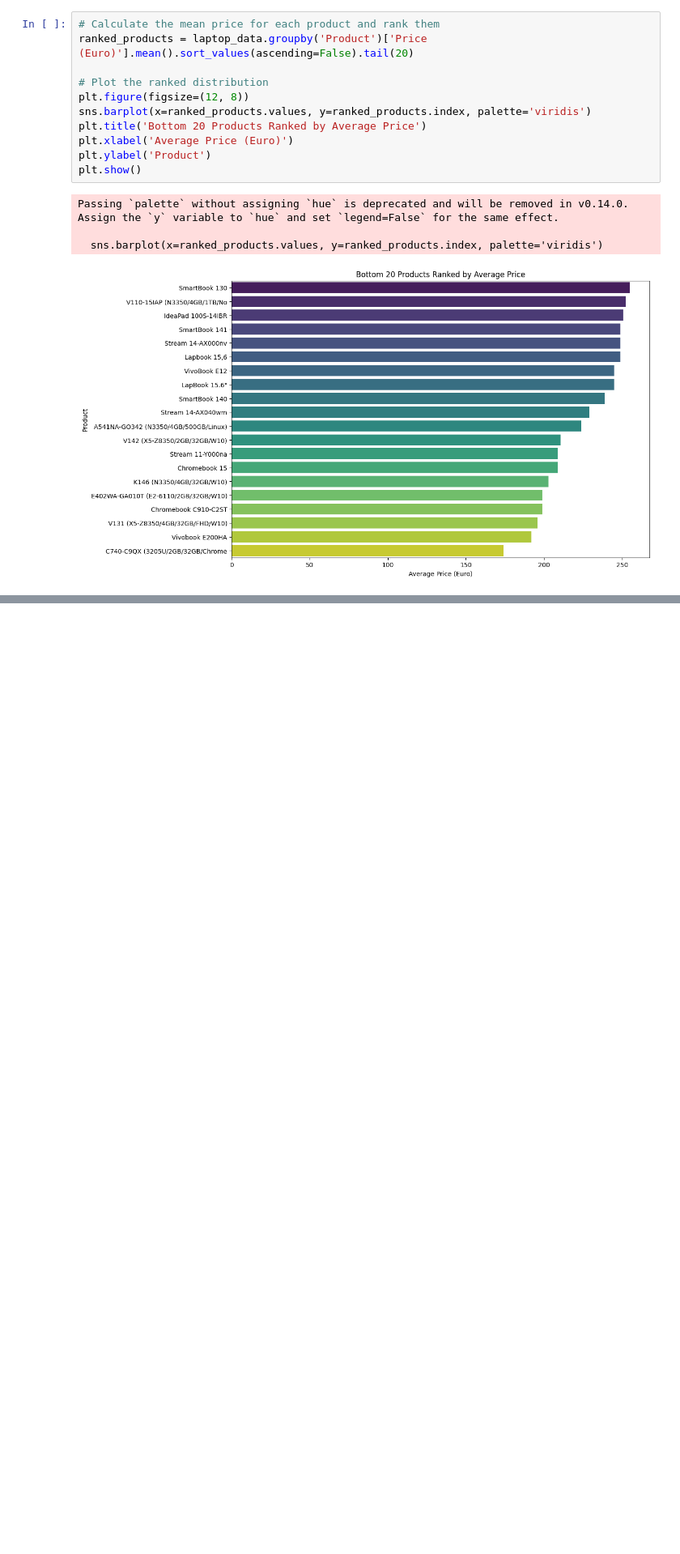
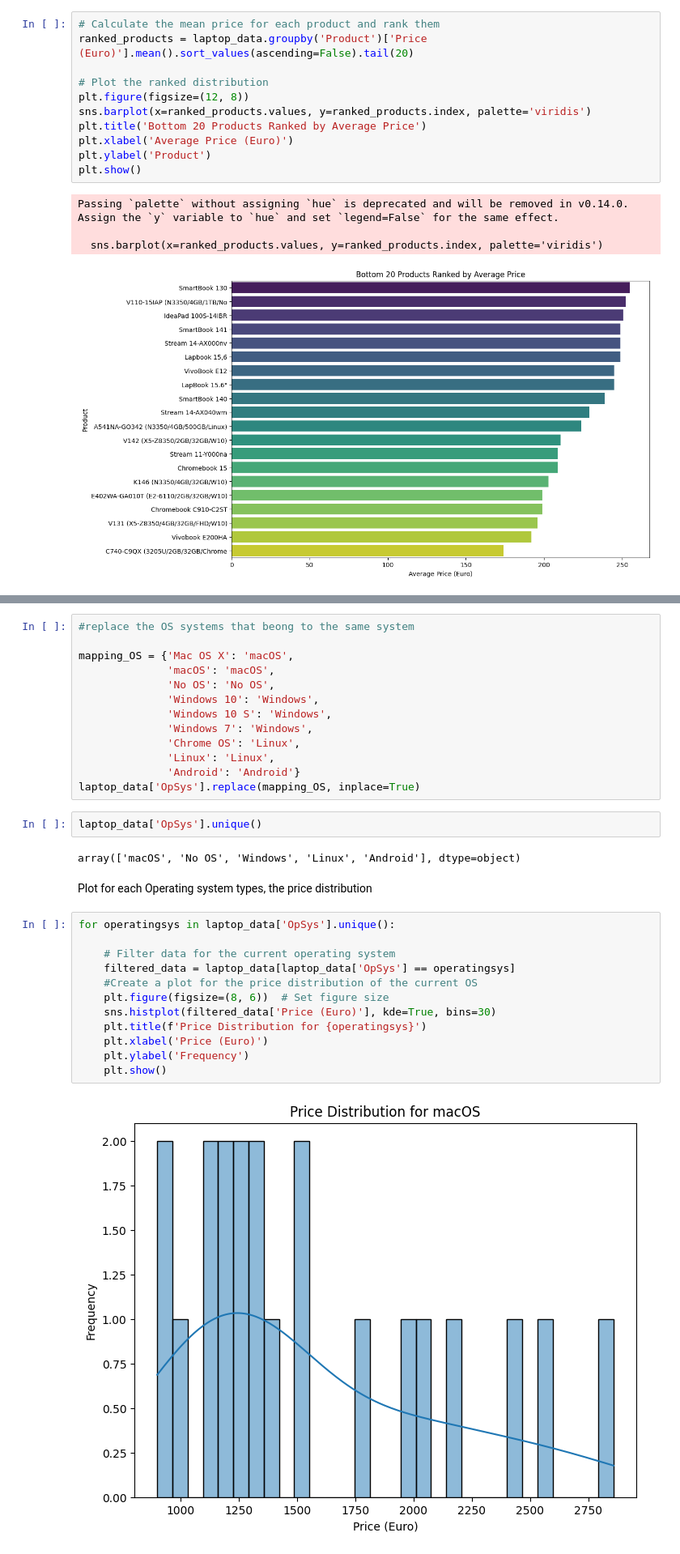
Before and after one commit to Folasewa/DS_Class_Project, a Jupyter notebook: Mini_Project_Folasewa_DS.ipynb, the cells around one changed output, grey strips where cells are left out. Shown at 81% size. Drawn from its saved outputs; the diff is of its cells as text; blank space fills up the shorter version.

```diff
--- a/Mini_Project_Folasewa_DS.ipynb
+++ b/Mini_Project_Folasewa_DS.ipynb
@@ -303,0 +370,33 @@ Passing `palette` without assigning `hue` is deprecated and will be removed in v
+# %%
+#replace the OS systems that beong to the same system
+
+mapping_OS = {'Mac OS X': 'macOS',
+              'macOS': 'macOS',
+              'No OS': 'No OS',
+              'Windows 10': 'Windows',
+              'Windows 10 S': 'Windows',
+              'Windows 7': 'Windows',
+              'Chrome OS': 'Linux',
+              'Linux': 'Linux',
+              'Android': 'Android'}
+laptop_data['OpSys'].replace(mapping_OS, inplace=True)
+# %%
+laptop_data['OpSys'].unique()
+# %% [output]
+array(['macOS', 'No OS', 'Windows', 'Linux', 'Android'], dtype=object)
+# %% [markdown]
+Plot for each Operating system types, the price distribution
+# %%
+for operatingsys in laptop_data['OpSys'].unique():
+
+    # Filter data for the current operating system
+    filtered_data = laptop_data[laptop_data['OpSys'] == operatingsys]
+    #Create a plot for the price distribution of the current OS
+    plt.figure(figsize=(8, 6))  # Set figure size
+    sns.histplot(filtered_data['Price (Euro)'], kde=True, bins=30)
+    plt.title(f'Price Distribution for {operatingsys}')
+    plt.xlabel('Price (Euro)')
+    plt.ylabel('Frequency')
+    plt.show()
+# %% [output]
+[figure, added]
```
Also changed, not shown: parts of 11 cells of this notebook, 1 other file.
